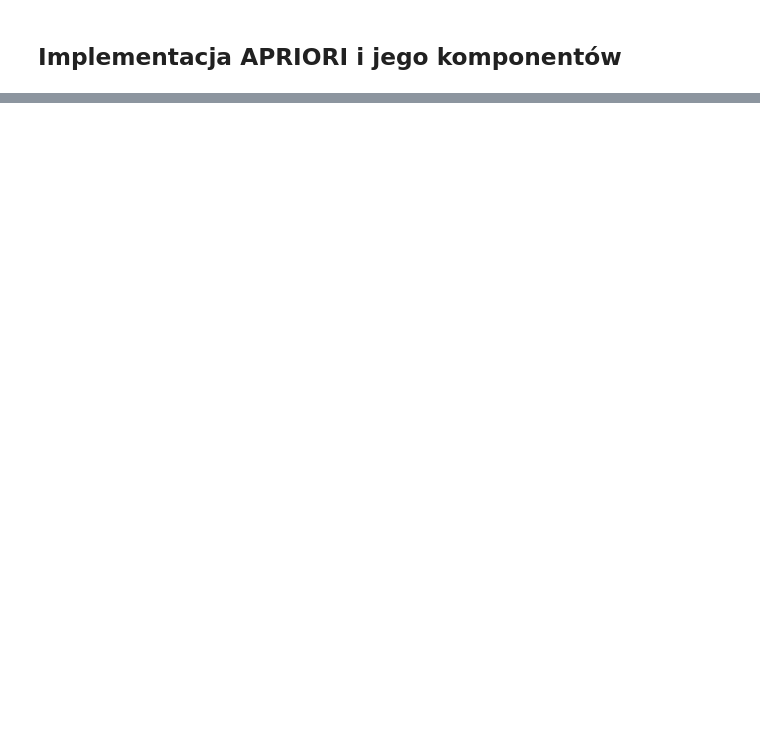
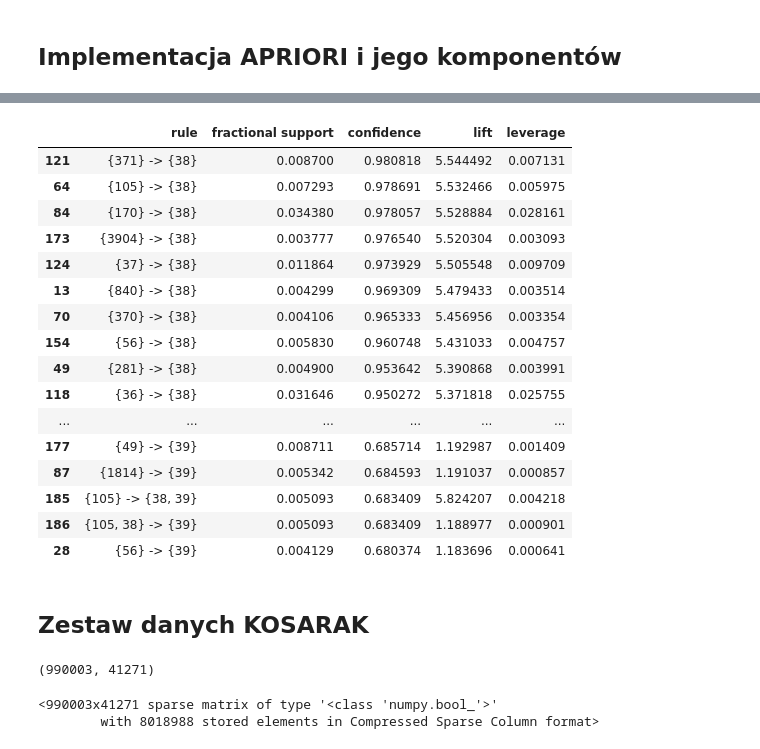
Before and after one commit to Asgavar/studia, a Jupyter notebook: semestr_5_zima_2019_20/explo/lista06/lista06.ipynb, the cells around one changed output, grey strips where cells are left out. Drawn from its saved outputs; the diff is of its cells as text; code cells hidden in the pictures; blank space fills up the shorter version.

```diff
--- a/semestr_5_zima_2019_20/explo/lista06/lista06.ipynb
+++ b/semestr_5_zima_2019_20/explo/lista06/lista06.ipynb
@@ -152,0 +153,2 @@ rules.sort_values('lift', ascending=False)
+# %%
+retail_res = apriori('retail', 0.02, 0.3)
@@ -152,0 +166,32 @@ rules.sort_values('lift', ascending=False)
+# %%
+retail_res_sorted = retail_res.sort_values('confidence', ascending=False)
+# %%
+# retail_res_sorted[abs(retail_res_sorted['leverage']) >= 0.01].head(40)
+retail_res_sorted.head(40)
+# %% [output]
+|  | rule | fractional support | confidence | lift | leverage |
+| 121 | {371} -> {38} | 0.008700 | 0.980818 | 5.544492 | 0.007131 |
+| 64 | {105} -> {38} | 0.007293 | 0.978691 | 5.532466 | 0.005975 |
+| 84 | {170} -> {38} | 0.034380 | 0.978057 | 5.528884 | 0.028161 |
+| 173 | {3904} -> {38} | 0.003777 | 0.976540 | 5.520304 | 0.003093 |
+| 124 | {37} -> {38} | 0.011864 | 0.973929 | 5.505548 | 0.009709 |
+| 13 | {840} -> {38} | 0.004299 | 0.969309 | 5.479433 | 0.003514 |
+| 70 | {370} -> {38} | 0.004106 | 0.965333 | 5.456956 | 0.003354 |
+| 154 | {56} -> {38} | 0.005830 | 0.960748 | 5.431033 | 0.004757 |
+| 49 | {281} -> {38} | 0.004900 | 0.953642 | 5.390868 | 0.003991 |
+| 118 | {36} -> {38} | 0.031646 | 0.950272 | 5.371818 | 0.025755 |
+| ... | ... | ... | ... | ... | ... |
+| 177 | {49} -> {39} | 0.008711 | 0.685714 | 1.192987 | 0.001409 |
+| 87 | {1814} -> {39} | 0.005342 | 0.684593 | 1.191037 | 0.000857 |
+| 185 | {105} -> {38, 39} | 0.005093 | 0.683409 | 5.824207 | 0.004218 |
+| 186 | {105, 38} -> {39} | 0.005093 | 0.683409 | 1.188977 | 0.000901 |
+| 28 | {56} -> {39} | 0.004129 | 0.680374 | 1.183696 | 0.000641 |
+# %% [markdown]
+## Zestaw danych KOSARAK
+# %%
+kosarak_matrix = load_dataset('kosarak.dat')
+kosarak_matrix
+# %% [output]
+(990003, 41271)
+<990003x41271 sparse matrix of type '<class 'numpy.bool_'>'
+        with 8018988 stored elements in Compressed Sparse Column format>
```
Also changed, not shown: parts of 53 cells of this notebook, 6 other files.
